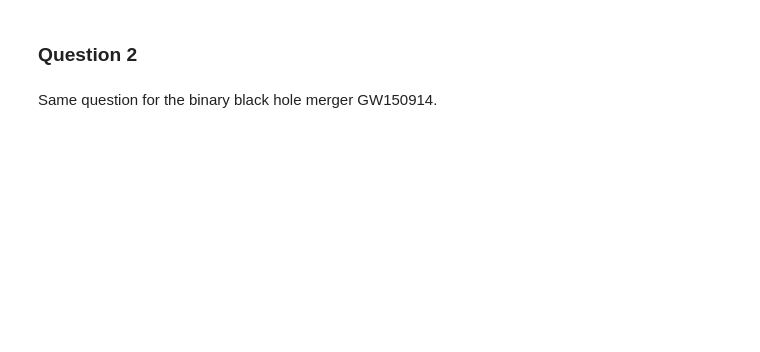
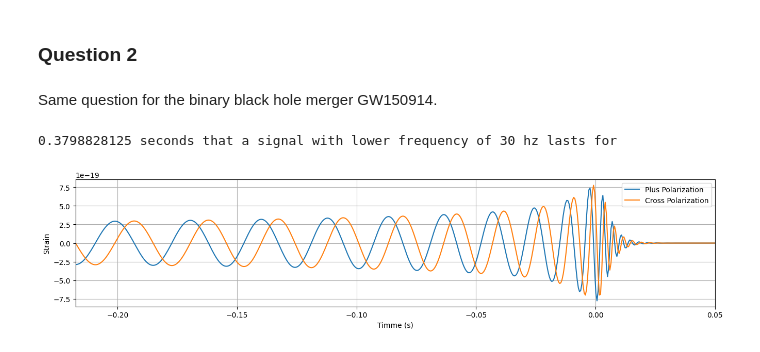
Before and after one commit to jazminphilip/GW-Project, a Jupyter notebook: Tutorials/02_Generating_Waveforms/Tuto_2.1_Generating_waveforms.ipynb, the cells around one changed output. Cells and saved outputs as stored; diff of their text form; code cells hidden in the pictures; blank space fills up the shorter version.

```diff
--- a/Tutorials/02_Generating_Waveforms/Tuto_2.1_Generating_waveforms.ipynb
+++ b/Tutorials/02_Generating_Waveforms/Tuto_2.1_Generating_waveforms.ipynb
@@ -222,3 +243,26 @@ Generate and plot the time-domain waveform associated to the binary neutron star
 ### Question 2
 # %% [markdown]
 Same question for the binary black hole merger GW150914.
+# %%
+import numpy as np
+import scipy
+import matplotlib.pyplot as plt
+from pycbc.waveform import get_td_waveform
+
+x = 35.6
+y = 30.6
+
+hp, hc = figures = get_td_waveform(approximant="IMRPhenomT", mass1 = x, mass2 = y, inclination=0, delta_t=1/2048, f_lower = 30)
+plt.figure(figsize=plt.figaspect(.2))
+plt.plot(hp.sample_times, hp, label = 'Plus Polarization')
+plt.plot(hc.sample_times, hc, label = 'Cross Polarization')
+plt.xlim(hp.sample_times[0],.05) #i am so good for knowing this is an array now...
+plt.xlabel('Timme (s)')
+plt.ylabel("Strain")
+plt.legend()
+plt.grid()
+
+print(f"{hp.sample_times[-1]-hp.sample_times[0]} seconds that a signal with lower frequency of 30 hz lasts for")
+# %% [output]
+0.3798828125 seconds that a signal with lower frequency of 30 hz lasts for
+[figure, added]
```
Also changed, not shown: parts of 2 cells of this notebook.
